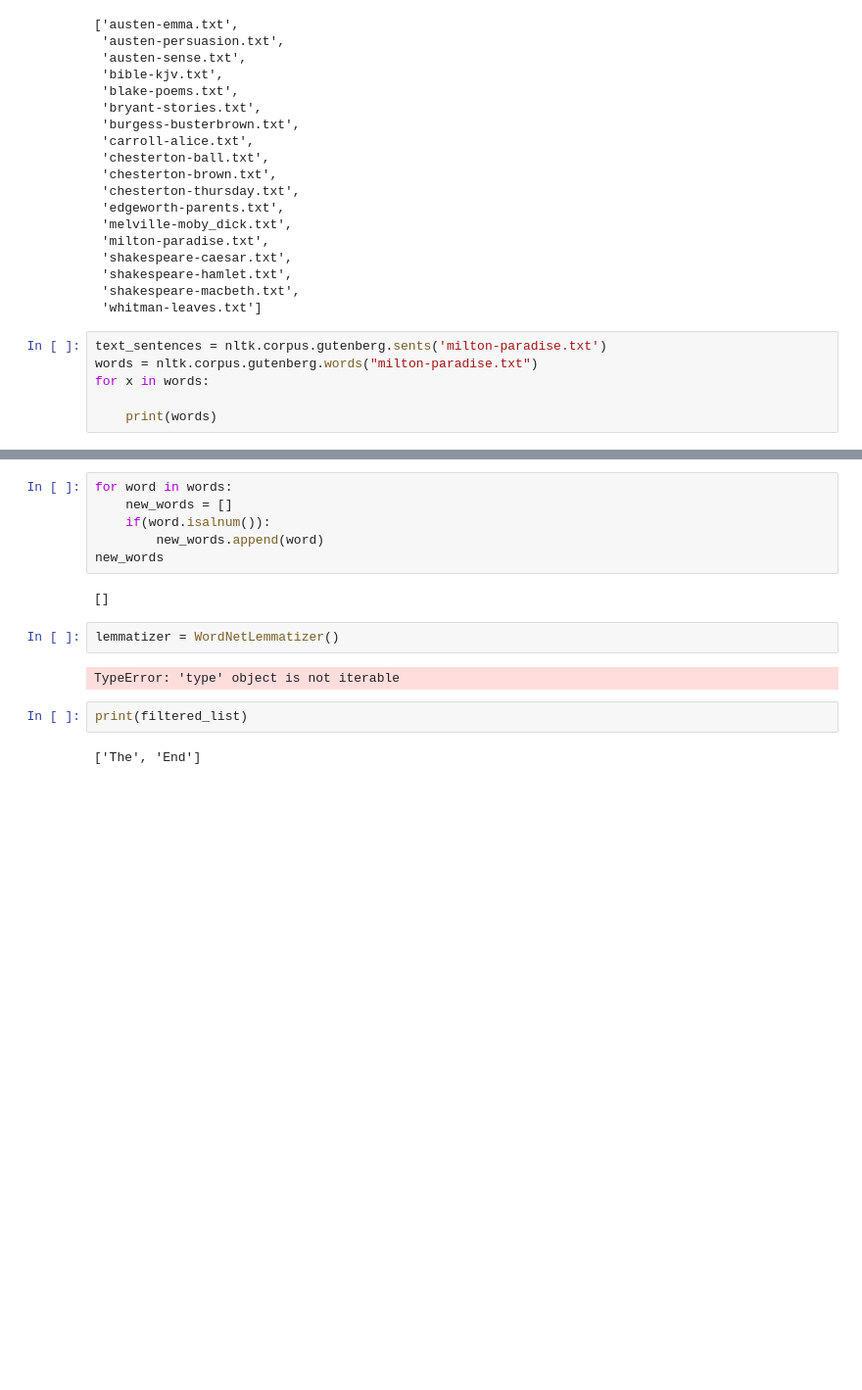
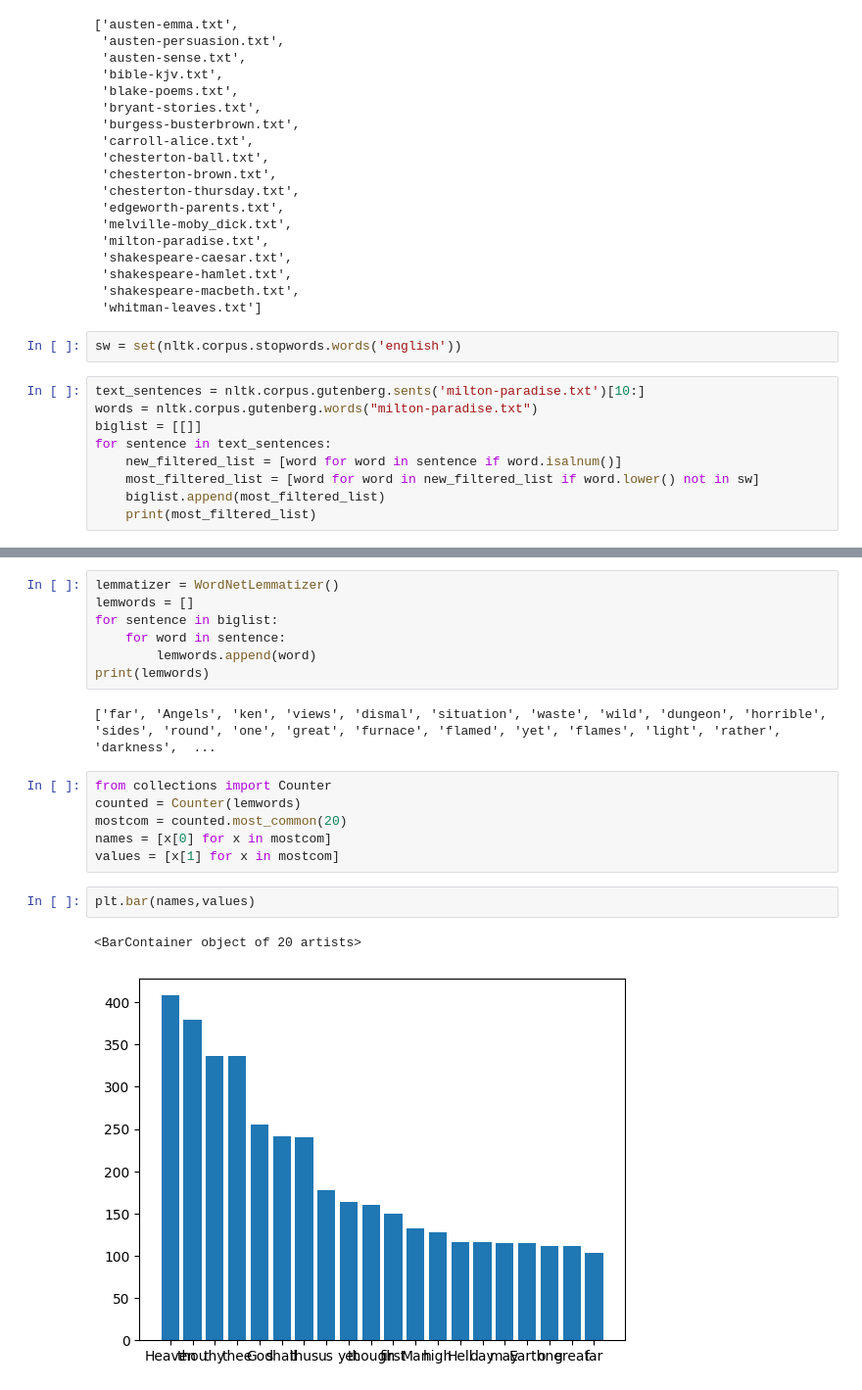
Before and after one commit to GavinlEdwards/Compsci_1070, a Jupyter notebook: AS12.ipynb, the cells around one changed output, grey strips where cells are left out. Shown at 98% size. Drawn from its saved outputs; the diff is of its cells as text; blank space fills up the shorter version.

```diff
--- a/AS12.ipynb
+++ b/AS12.ipynb
@@ -23,10 +27,15 @@ nltk.corpus.gutenberg.fileids()
  'shakespeare-hamlet.txt',
  'shakespeare-macbeth.txt',
  'whitman-leaves.txt']
+# %%
+sw = set(nltk.corpus.stopwords.words('english'))
 # %%
-text_sentences = nltk.corpus.gutenberg.sents('milton-paradise.txt')
+text_sentences = nltk.corpus.gutenberg.sents('milton-paradise.txt')[10:]
 words = nltk.corpus.gutenberg.words("milton-paradise.txt")
-for x in words:
-
-    print(words)
+biglist = [[]]
+for sentence in text_sentences:
+    new_filtered_list = [word for word in sentence if word.isalnum()]
+    most_filtered_list = [word for word in new_filtered_list if word.lower() not in sw]
+    biglist.append(most_filtered_list)
+    print(most_filtered_list)
 # %% [output]
@@ -59,16 +59,20 @@ ServerApp.rate_limit_window=3.0 (secs)
 # %%
-for word in words:
-    new_words = []
-    if(word.isalnum()):
-        new_words.append(word)
-new_words
+lemmatizer = WordNetLemmatizer()
+lemwords = []
+for sentence in biglist:
+    for word in sentence:
+        lemwords.append(word)
+print(lemwords)
 # %% [output]
-[]
+['far', 'Angels', 'ken', 'views', 'dismal', 'situation', 'waste', 'wild', 'dungeon', 'horrible', 'sides', 'round', 'one', 'great', 'furnace', 'flamed', 'yet', 'flames', 'light', 'rather', 'darkness',  ...
 # %%
-lemmatizer = WordNetLemmatizer()
+from collections import Counter
+counted = Counter(lemwords)
+mostcom = counted.most_common(20)
+names = [x[0] for x in mostcom]
+values = [x[1] for x in mostcom]
-# %% [output]
-TypeError: 'type' object is not iterable
 # %%
-print(filtered_list)
+plt.bar(names,values)
 # %% [output]
-['The', 'End']
+<BarContainer object of 20 artists>
+[figure, added]
```
Also changed, not shown: parts of 7 cells of this notebook.
